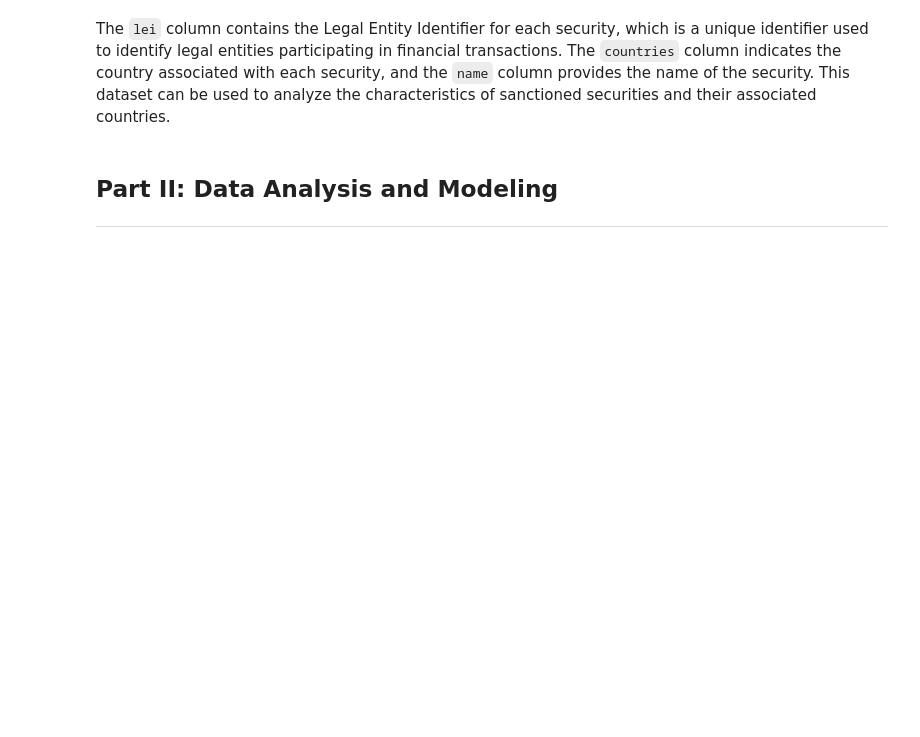
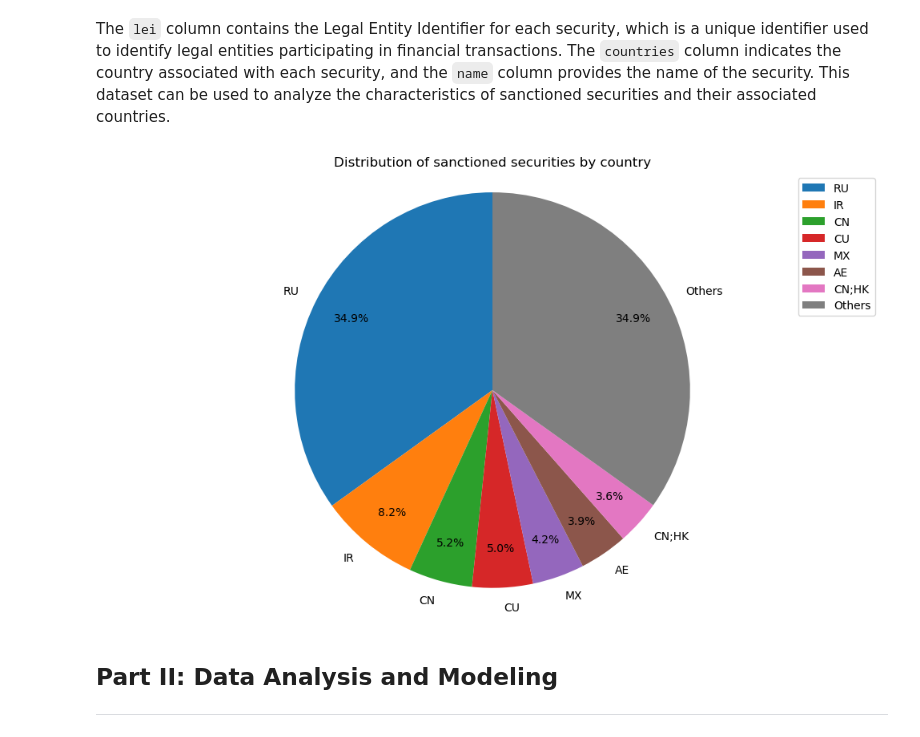
Before and after one commit to francescosilvano/gsd-osint, a Jupyter notebook: projectSolution.ipynb, the cells around one changed output. Cells and saved outputs as stored; diff of their text form; code cells hidden in the pictures; blank space fills up the shorter version.

```diff
--- a/projectSolution.ipynb
+++ b/projectSolution.ipynb
@@ -311,28 +432,30 @@ The `lei` column contains the Legal Entity Identifier for each security, which i
 # %%
 country_counts = df_securities['countries'].value_counts()
 
 country_percentage = country_counts / country_counts.sum()
 
 main_countries = country_counts[country_percentage >= 0.02]
 other_countries = country_counts[country_percentage < 0.02].sum()
 
 plot_data = main_countries.copy()
 if other_countries > 0:
     plot_data['Others'] = other_countries
 
 fig = plt.figure(figsize=(10, 6))
 plot_data.plot(
     kind='pie',
     autopct='%1.1f%%', # autopct to show percentage on the pie chart
     startangle=90,
     pctdistance=0.8
 )
 
-plt.title('Distribution of sanctioned individuals by country')
+plt.title('Distribution of sanctioned securities by country')
 plt.axis('equal')
 plt.tight_layout()
 plt.legend()
 plt.show()
+# %% [output]
+[figure, added]
 # %% [markdown]
 ## Part II: Data Analysis and Modeling
 ---
```
Also changed, not shown: parts of 53 cells of this notebook.
